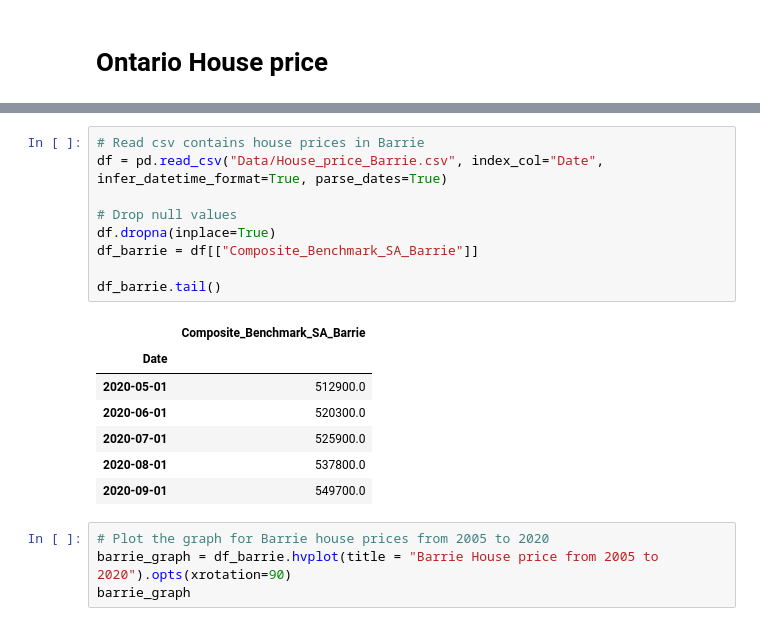
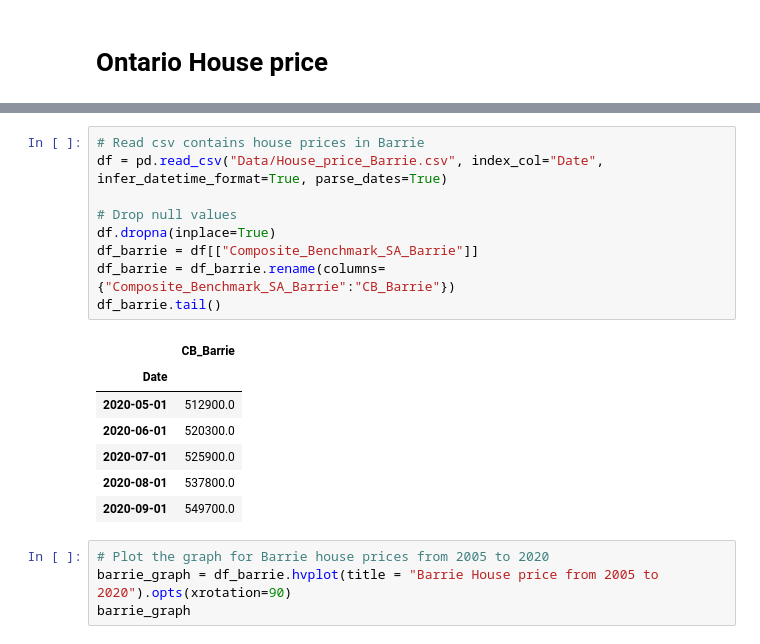
Before and after one commit to you915/covid_impacted_house_pricing_in_Ontario, a Jupyter notebook: Ontario_house_price.ipynb, the cells around one changed output, grey strips where cells are left out. Cells and saved outputs as stored; diff of their text form.

```diff
--- a/Ontario_house_price.ipynb
+++ b/Ontario_house_price.ipynb
@@ -47,14 +40,14 @@ gta_graph
 # %%
 # Read csv contains house prices in Barrie
 df = pd.read_csv("Data/House_price_Barrie.csv", index_col="Date", infer_datetime_format=True, parse_dates=True)
 
 # Drop null values
 df.dropna(inplace=True)
 df_barrie = df[["Composite_Benchmark_SA_Barrie"]]
-
+df_barrie = df_barrie.rename(columns={"Composite_Benchmark_SA_Barrie":"CB_Barrie"})
 df_barrie.tail()
 # %% [output]
-|  | Composite_Benchmark_SA_Barrie |
+|  | CB_Barrie |
 | Date |  |
 | 2020-05-01 | 512900.0 |
 | 2020-06-01 | 520300.0 |
```
Also changed, not shown: parts of 9 cells of this notebook, 2 other files.
